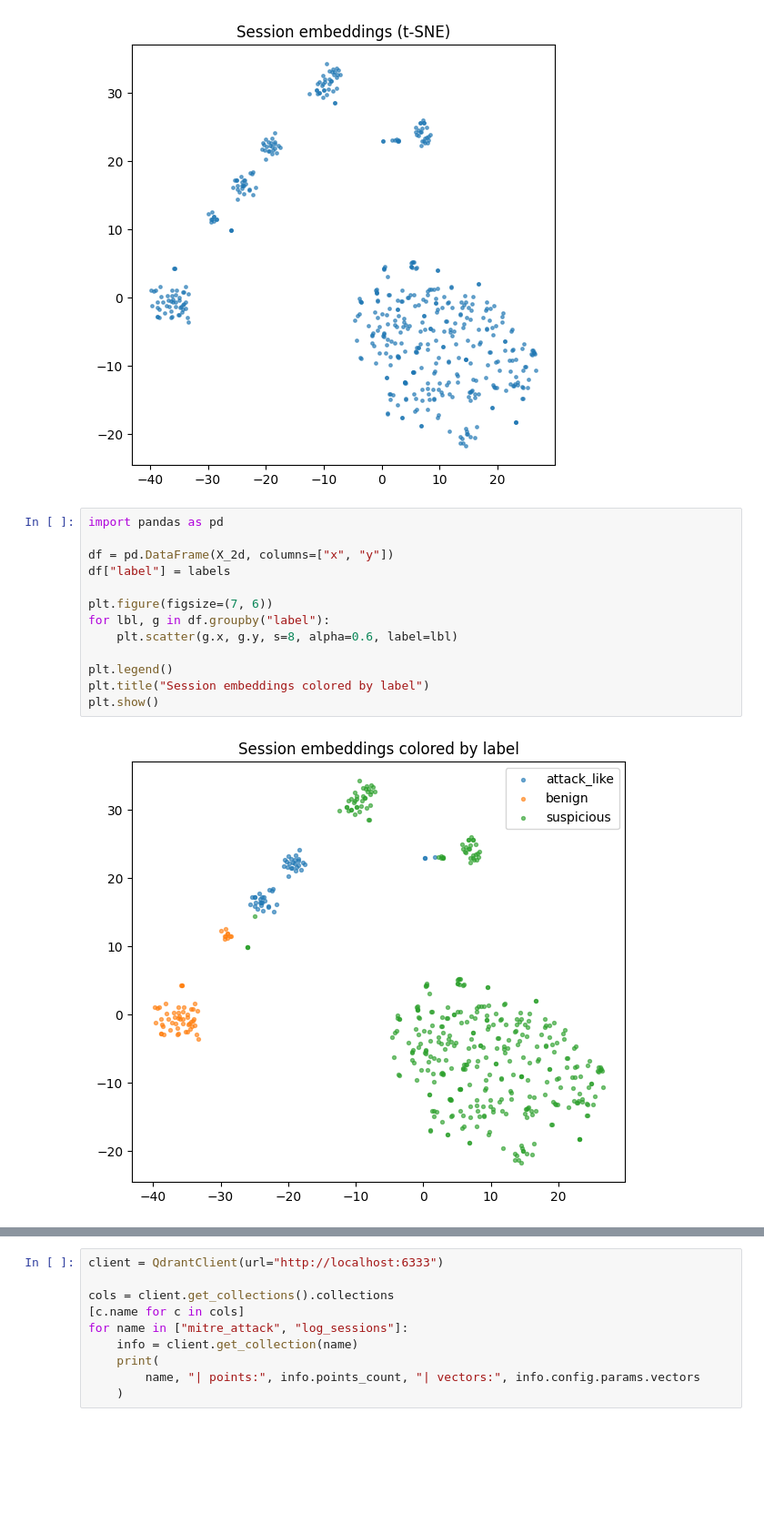
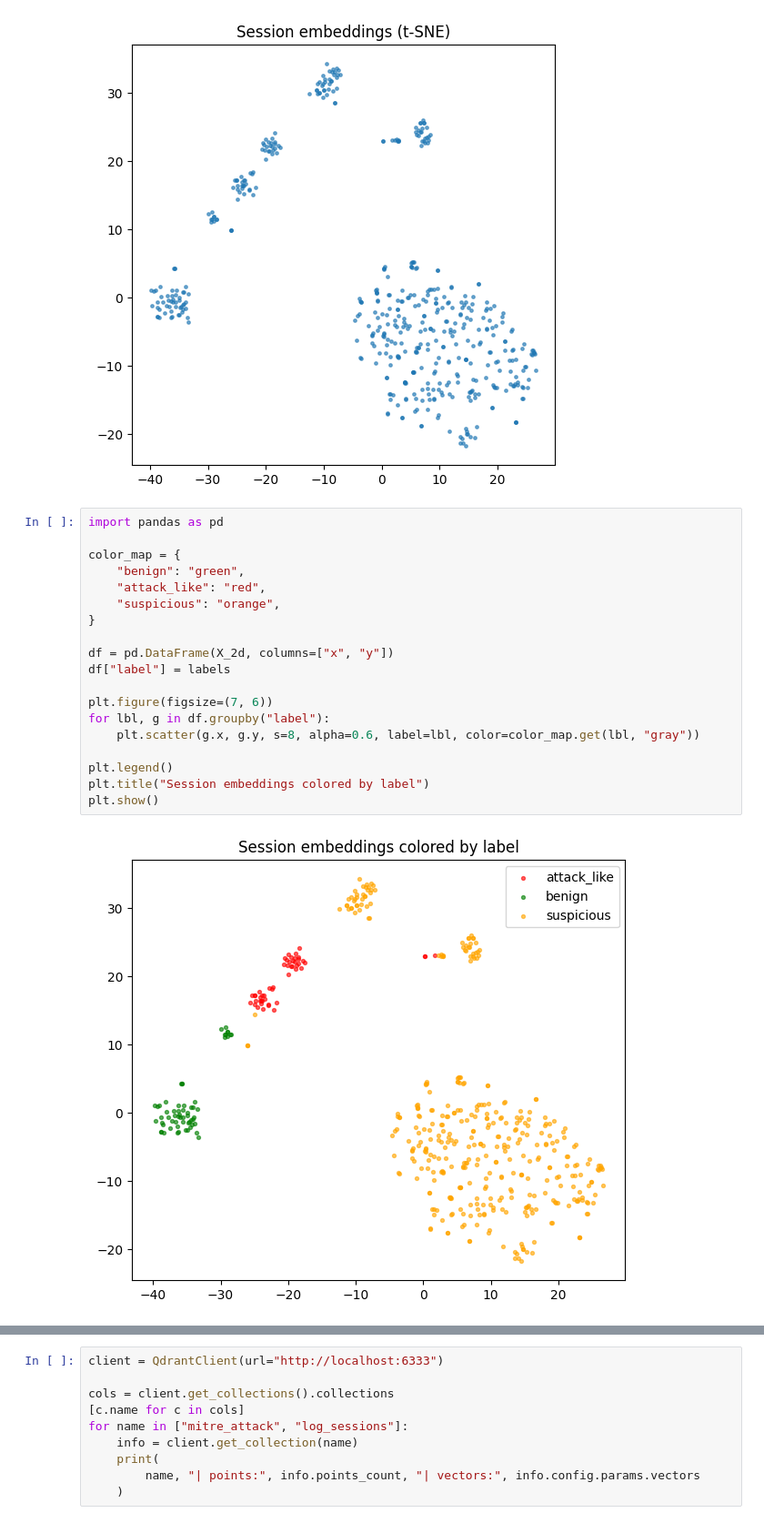
Before and after one commit to Ravi0529/isea-rag-attack-classification, a Jupyter notebook: notebooks/phase5_qdrant_rag_sessions_and_attack.ipynb, the cells around one changed output, grey strips where cells are left out. Shown at 91% size. Cells and saved outputs as stored; diff of their text form; blank space fills up the shorter version.

Commit message:
phase-5: qdrant-rag-sessions-and-attack

```diff
--- a/notebooks/phase5_qdrant_rag_sessions_and_attack.ipynb
+++ b/notebooks/phase5_qdrant_rag_sessions_and_attack.ipynb
@@ -53,17 +53,23 @@ plt.show()
 [figure]
 # %%
 import pandas as pd
+
+color_map = {
+    "benign": "green",
+    "attack_like": "red",
+    "suspicious": "orange",
+}
 
 df = pd.DataFrame(X_2d, columns=["x", "y"])
 df["label"] = labels
 
 plt.figure(figsize=(7, 6))
 for lbl, g in df.groupby("label"):
-    plt.scatter(g.x, g.y, s=8, alpha=0.6, label=lbl)
+    plt.scatter(g.x, g.y, s=8, alpha=0.6, label=lbl, color=color_map.get(lbl, "gray"))
 
 plt.legend()
 plt.title("Session embeddings colored by label")
 plt.show()
 # %% [output]
-[figure, old version]
+[figure, new version]
 # %%
```
Also changed, not shown: parts of 1 cell of this notebook.
